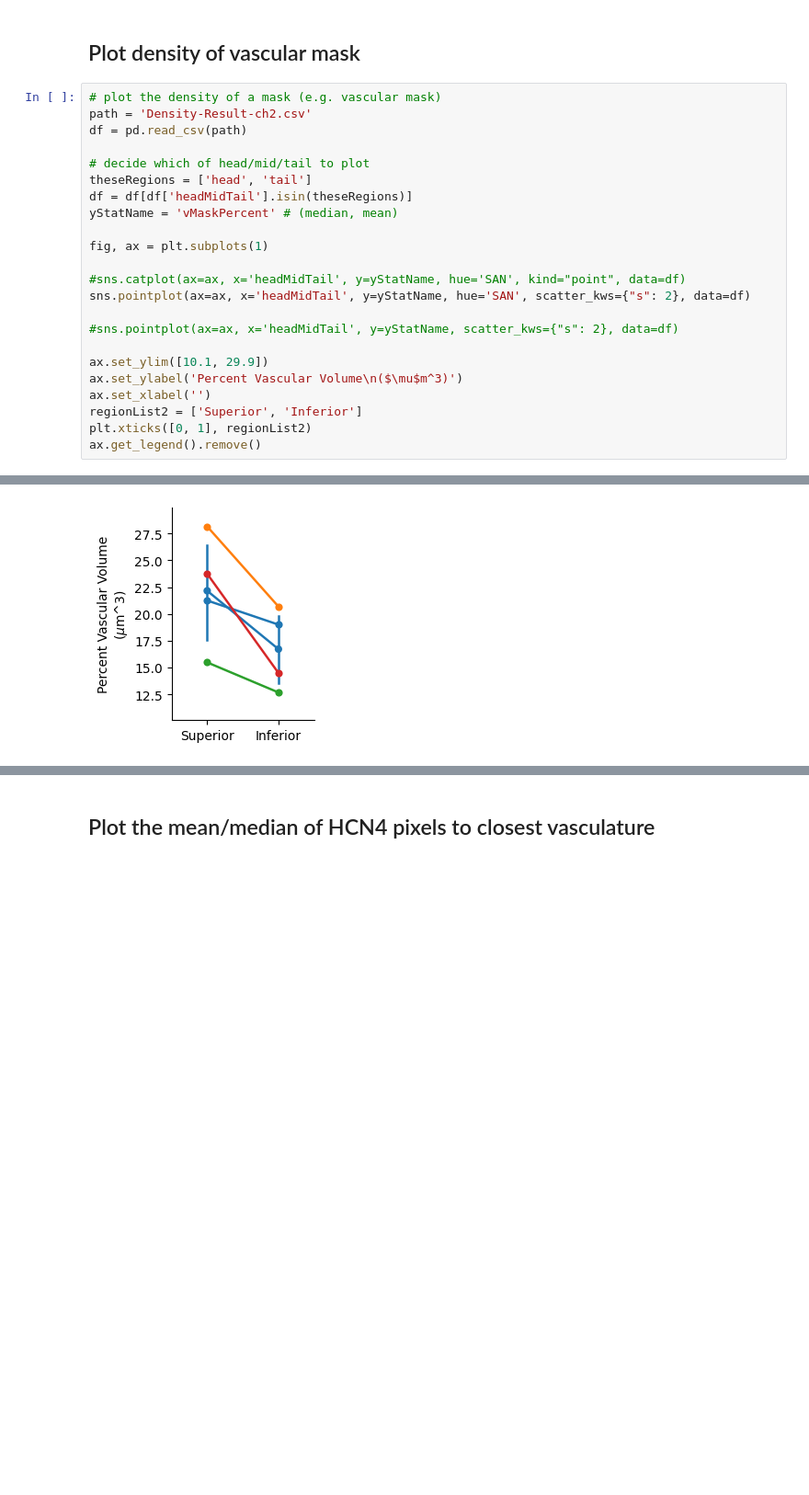
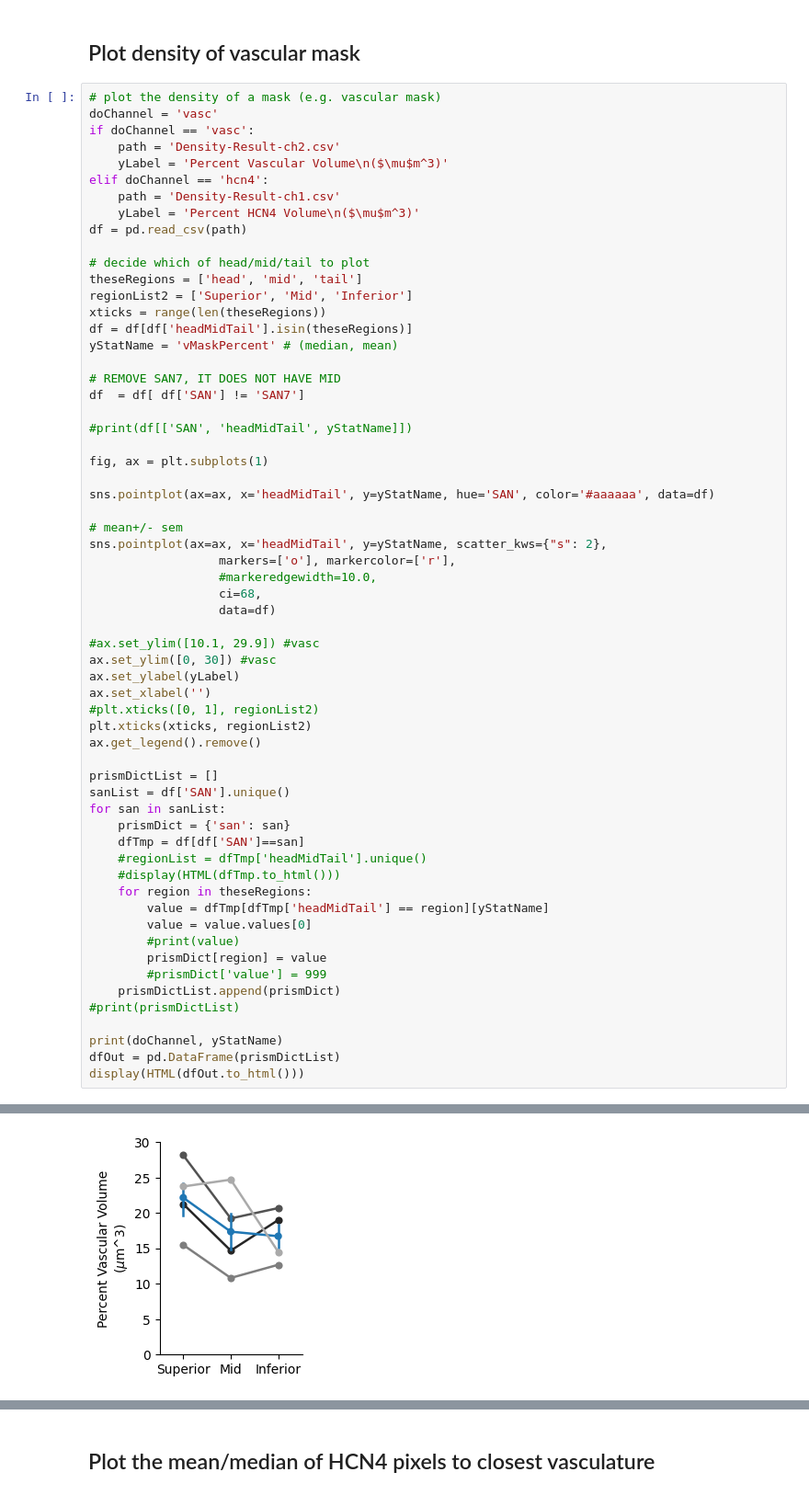
Before and after one commit to cudmore/saNode, a Jupyter notebook: notebooks/fig1_fig2.ipynb, the cells around one changed output, grey strips where cells are left out. Shown: that part at 92% size. Saved outputs shown, nothing was run; the diff lists cells and outputs as text; blank space fills up the shorter version.

Commit message:
figures

```diff
--- a/notebooks/fig1_fig2.ipynb
+++ b/notebooks/fig1_fig2.ipynb
@@ -33,25 +35,63 @@ defaultSeabornLayout(plotForTalk=plotForTalk)
 ## Plot density of vascular mask
 # %%
 # plot the density of a mask (e.g. vascular mask)
-path = 'Density-Result-ch2.csv'
+doChannel = 'vasc'
+if doChannel == 'vasc':
+    path = 'Density-Result-ch2.csv'
+    yLabel = 'Percent Vascular Volume\n($\mu$m^3)'
+elif doChannel == 'hcn4':
+    path = 'Density-Result-ch1.csv'
+    yLabel = 'Percent HCN4 Volume\n($\mu$m^3)'
 df = pd.read_csv(path)
 
 # decide which of head/mid/tail to plot
-theseRegions = ['head', 'tail']
+theseRegions = ['head', 'mid', 'tail']
+regionList2 = ['Superior', 'Mid', 'Inferior']
+xticks = range(len(theseRegions))
 df = df[df['headMidTail'].isin(theseRegions)]
 yStatName = 'vMaskPercent' # (median, mean)
 
+# REMOVE SAN7, IT DOES NOT HAVE MID
+df  = df[ df['SAN'] != 'SAN7']
+
+#print(df[['SAN', 'headMidTail', yStatName]])
+
 fig, ax = plt.subplots(1)
 
-#sns.catplot(ax=ax, x='headMidTail', y=yStatName, hue='SAN', kind="point", data=df)
-sns.pointplot(ax=ax, x='headMidTail', y=yStatName, hue='SAN', scatter_kws={"s": 2}, data=df)
+sns.pointplot(ax=ax, x='headMidTail', y=yStatName, hue='SAN', color='#aaaaaa', data=df)
 
-#sns.pointplot(ax=ax, x='headMidTail', y=yStatName, scatter_kws={"s": 2}, data=df)
+# mean+/- sem
+sns.pointplot(ax=ax, x='headMidTail', y=yStatName, scatter_kws={"s": 2},
+                  markers=['o'], markercolor=['r'],
+                  #markeredgewidth=10.0,
+                  ci=68,
+                  data=df)
 
-ax.set_ylim([10.1, 29.9])
-ax.set_ylabel('Percent Vascular Volume\n($\mu$m^3)')
+#ax.set_ylim([10.1, 29.9]) #vasc
+ax.set_ylim([0, 30]) #vasc
+ax.set_ylabel(yLabel)
 ax.set_xlabel('')
-regionList2 = ['Superior', 'Inferior']
-plt.xticks([0, 1], regionList2)
+#plt.xticks([0, 1], regionList2)
+plt.xticks(xticks, regionList2)
 ax.get_legend().remove()
+
+prismDictList = []
+sanList = df['SAN'].unique()
+for san in sanList:
+    prismDict = {'san': san}
+    dfTmp = df[df['SAN']==san]
+    #regionList = dfTmp['headMidTail'].unique()
+    #display(HTML(dfTmp.to_html()))
+    for region in theseRegions:
+        value = dfTmp[dfTmp['headMidTail'] == region][yStatName]
+        value = value.values[0]
+        #print(value)
+        prismDict[region] = value
+        #prismDict['value'] = 999
+    prismDictList.append(prismDict)
+#print(prismDictList)
+
+print(doChannel, yStatName)
+dfOut = pd.DataFrame(prismDictList)
+display(HTML(dfOut.to_html()))
 # %% [output]
@@ -58,4 +104,4 @@ ax.get_legend().remove()
-[figure, old version]
+[figure, new version]
 # %%
 # if I drop hue, I get mean +/- some error (not sure which error, Std or SEM?)
 # what does ci=68 do?
```
Also changed, not shown: parts of 5 cells of this notebook, 8 other files.
